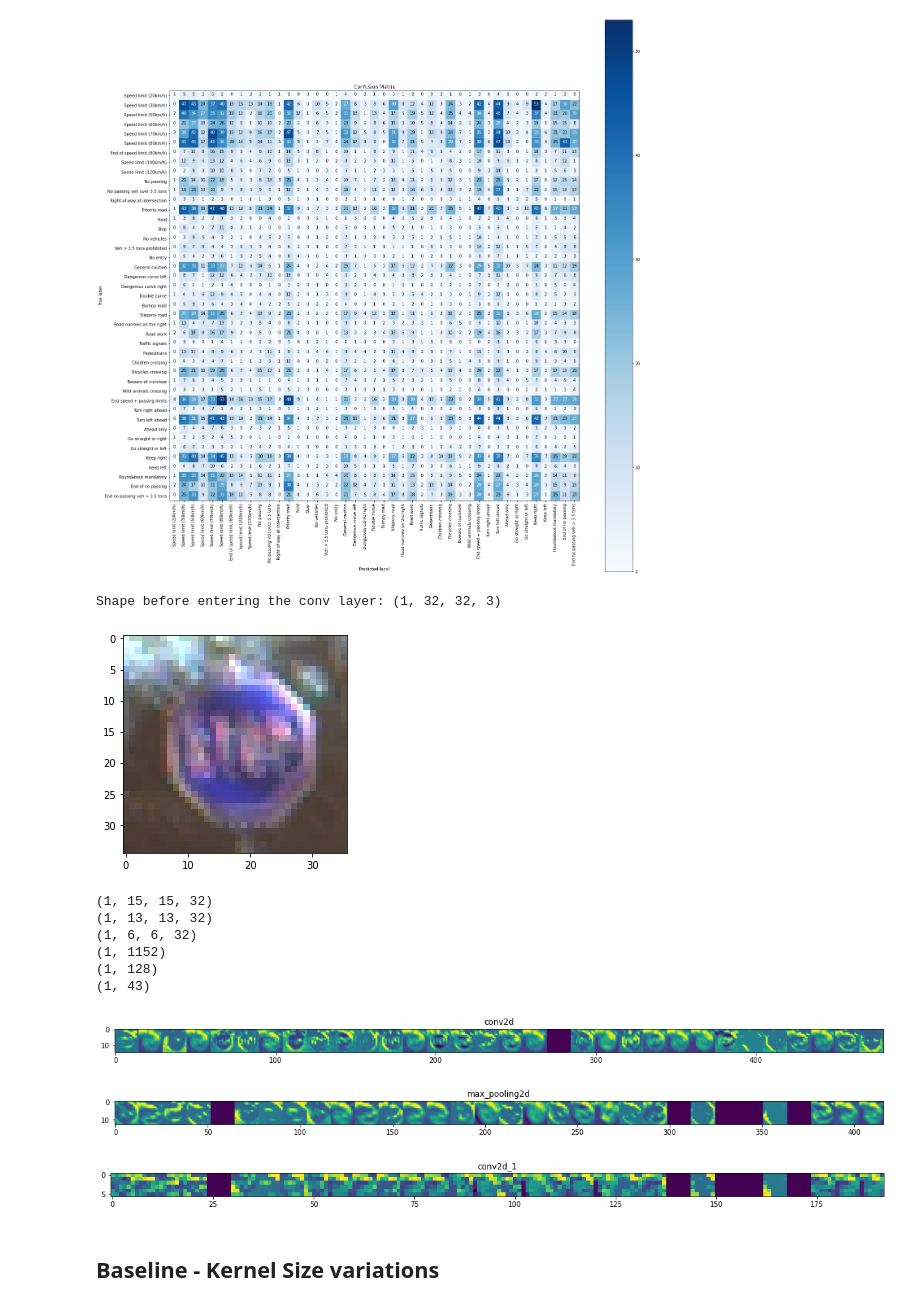
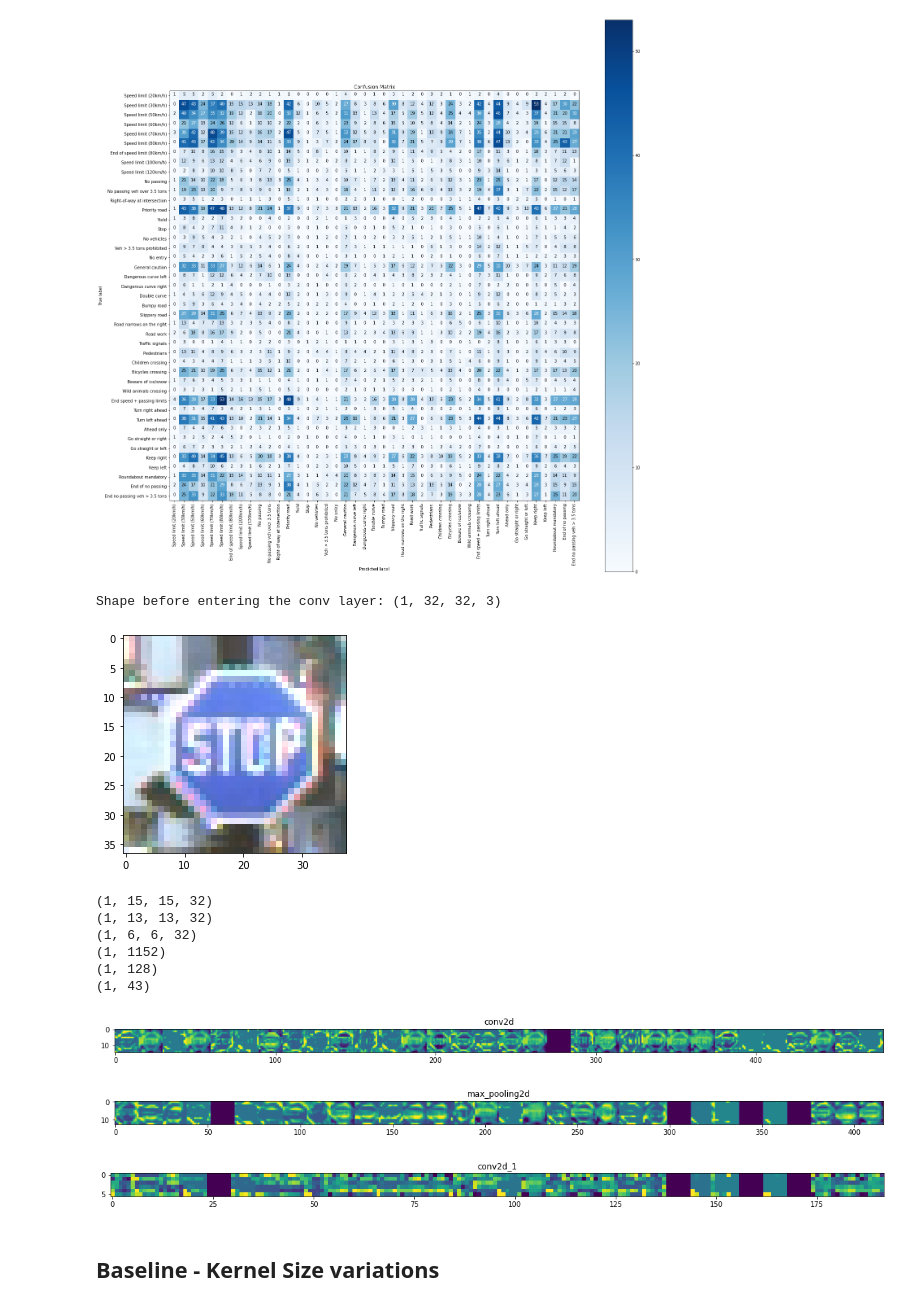
Before and after one commit to gaspia/DLNN-TrafficSign, a Jupyter notebook: TS_CNN_00.ipynb, the cells around one changed output. Cells and saved outputs as stored; diff of their text form; code cells hidden in the pictures.

```diff
--- a/TS_CNN_00.ipynb
+++ b/TS_CNN_00.ipynb
@@ -512,11 +512,11 @@ Confusion matrix, without normalization
 [figure]
 # %%
 # plotting feature maps
-img = get_input_img(14, img_width, img_height, 2, 'Test')
+img = get_input_img(14, img_width, img_height, 3, 'Test')
 print ('Shape before entering the conv layer:', img.shape)
 # %% [output]
 Shape before entering the conv layer: (1, 32, 32, 3)
-[figure, old version]
+[figure, new version]
 # %%
 plot_feature_maps(baseline_model, img)
 # %% [output]
@@ -526,9 +526,9 @@ plot_feature_maps(baseline_model, img)
 (1, 1152)
 (1, 128)
 (1, 43)
-[figure, old version]
+[figure, new version]
-[figure, old version]
+[figure, new version]
-[figure, old version]
+[figure, new version]
 # %% [markdown]
 ## Baseline - Kernel Size variations
 # %%
```
Also changed, not shown: parts of 5 cells of this notebook.
